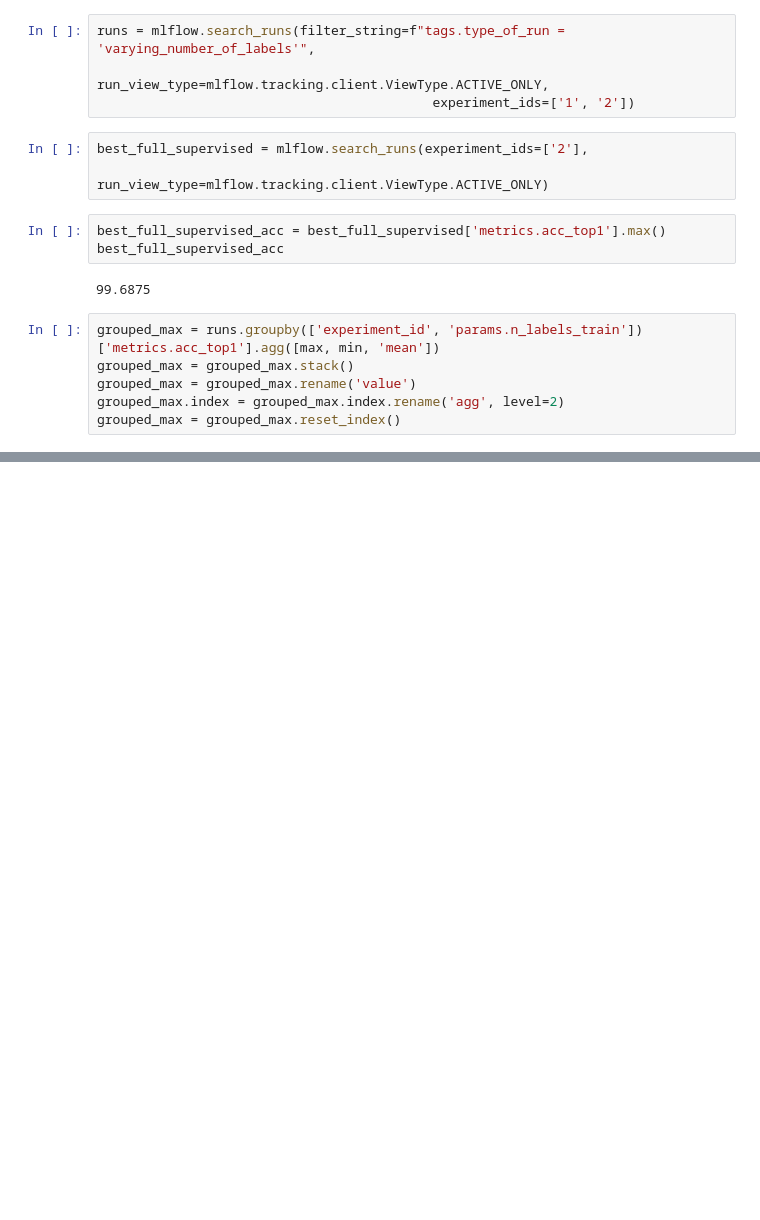
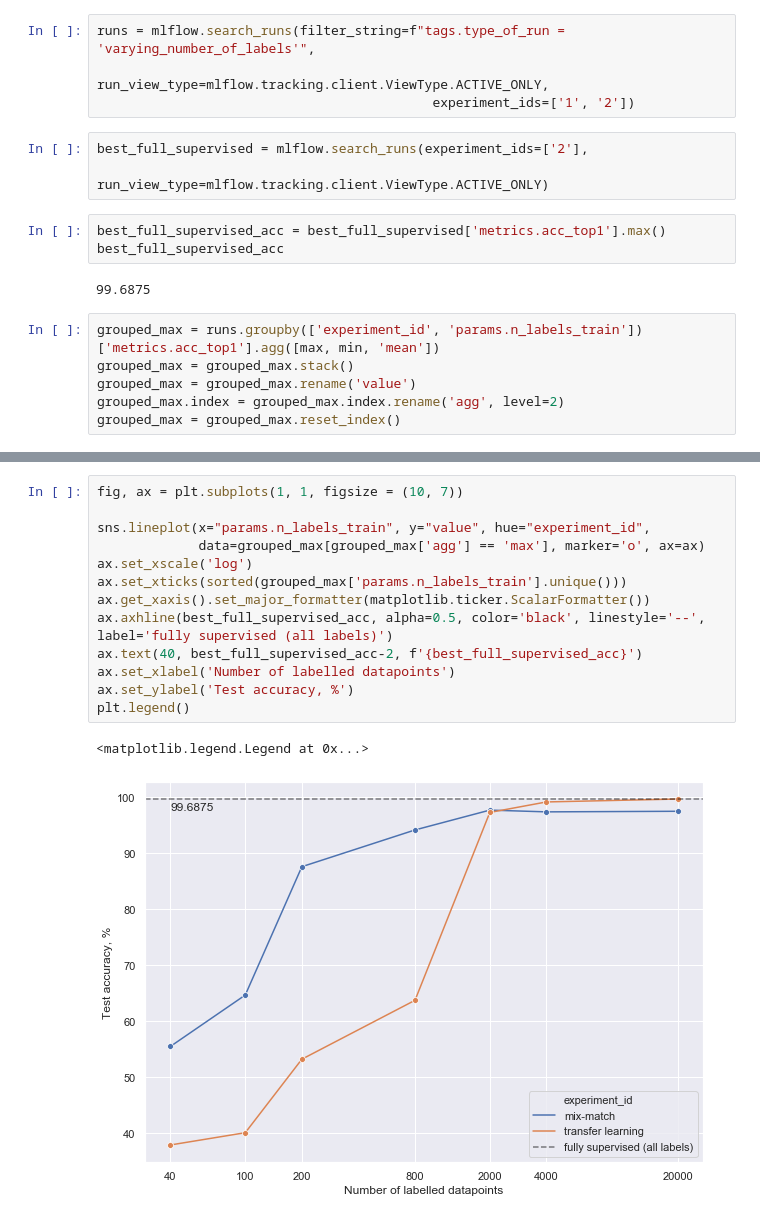
Before and after one commit to Valentyn1997/oct-diagn-semi-supervised, a Jupyter notebook: notebooks/01_experiments.ipynb, the cells around one changed output, grey strips where cells are left out. Saved outputs shown, nothing was run; the diff lists cells and outputs as text; blank space fills up the shorter version.

```diff
--- a/notebooks/01_experiments.ipynb
+++ b/notebooks/01_experiments.ipynb
@@ -49,0 +69,16 @@ plt.legend()
+# %%
+fig, ax = plt.subplots(1, 1, figsize = (10, 7))
+
+sns.lineplot(x="params.n_labels_train", y="value", hue="experiment_id",
+             data=grouped_max[grouped_max['agg'] == 'max'], marker='o', ax=ax)
+ax.set_xscale('log')
+ax.set_xticks(sorted(grouped_max['params.n_labels_train'].unique()))
+ax.get_xaxis().set_major_formatter(matplotlib.ticker.ScalarFormatter())
+ax.axhline(best_full_supervised_acc, alpha=0.5, color='black', linestyle='--', label='fully supervised (all labels)')
+ax.text(40, best_full_supervised_acc-2, f'{best_full_supervised_acc}')
+ax.set_xlabel('Number of labelled datapoints')
+ax.set_ylabel('Test accuracy, %')
+plt.legend()
+# %% [output]
+<matplotlib.legend.Legend at 0x...>
+[figure, added]
```
Also changed, not shown: parts of 2 cells of this notebook, 5 other files.
